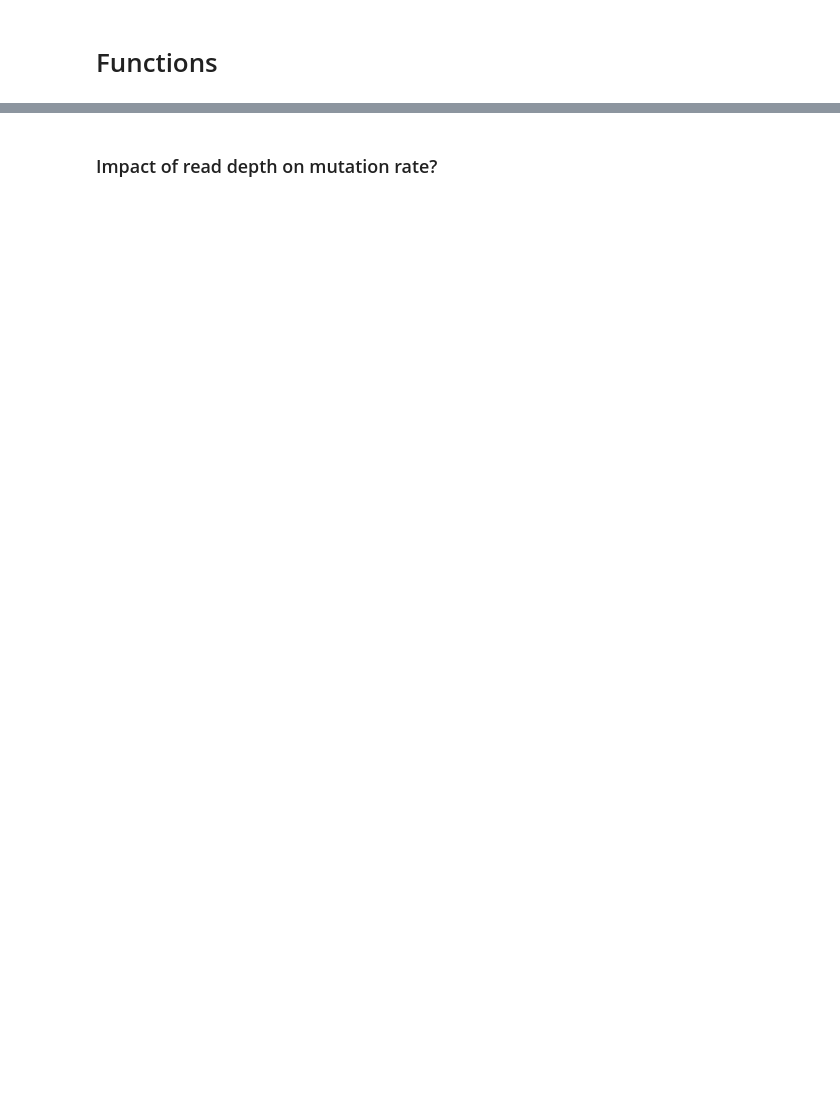
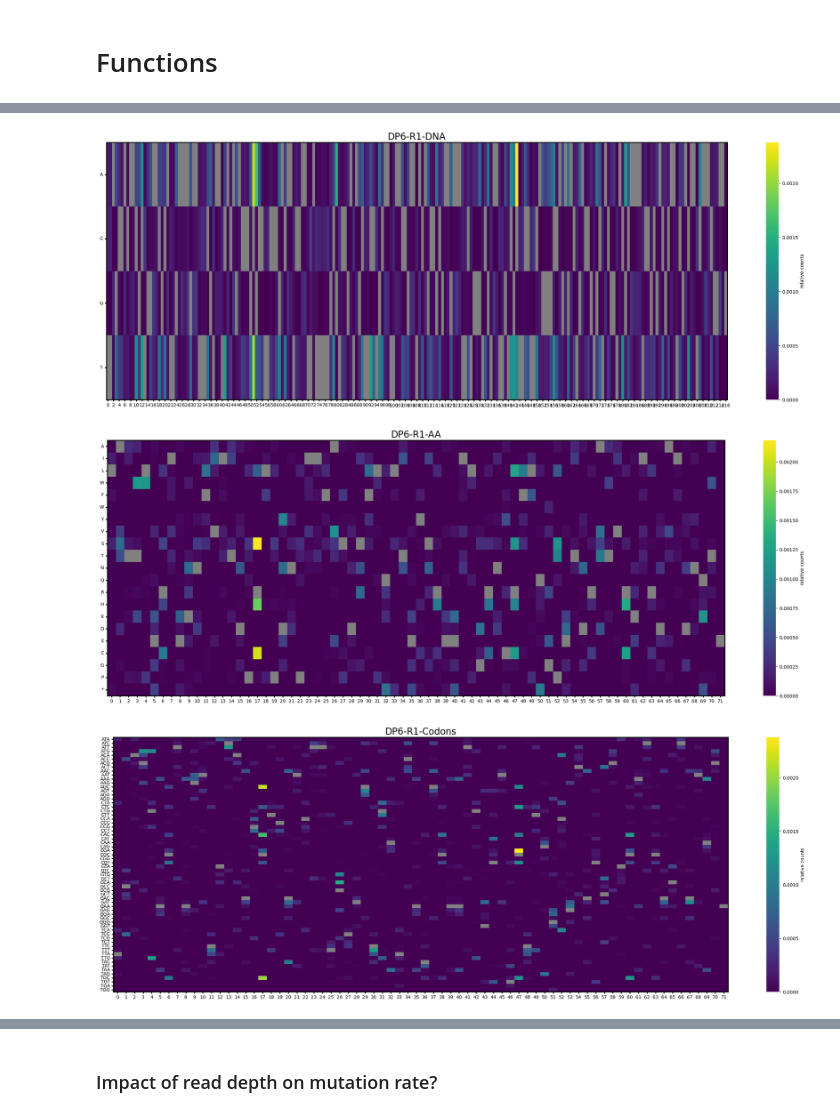
Before and after one commit to AliceHovsepyan/pogo_pance_draft, a Jupyter notebook: DMS_analysis.ipynb, the cells around one changed output, grey strips where cells are left out. Drawn from its saved outputs; the diff is of its cells as text; code cells hidden in the pictures; blank space fills up the shorter version.

```diff
--- a/DMS_analysis.ipynb
+++ b/DMS_analysis.ipynb
@@ -867,0 +608,23 @@ plot_mutation_spectrum(n_mut_spectrum_perc_df, f"{variant}-R1-cut", fig_folder =
+# %%
+### set parameters
+variant = "DP6"
+name = "DP6-R1"
+FigFolder = f"{base_dir}/figures/{name}"
+use_backward_read = False
+use_forward_read = True
+arbitrary_cutoff_a = False
+arbitrary_cutoff_b = False
+
+
+if not os.path.exists(FigFolder):
+    os.makedirs(FigFolder)
+
+## read sequences
+seq_variants = process_reads(AA_sequence=amplicon, variants = [variant], use_backward_read=use_backward_read, use_forward_read=use_forward_read, arbitrary_cutoff_a=arbitrary_cutoff_a, arbitrary_cutoff_b=arbitrary_cutoff_b)
+
+seq_variants["DNA"] = pd.DataFrame.from_dict(seq_variants[variant]["DNA"])
+seq_variants["DNA"] = seq_variants["DNA"].loc[:,seq_variants["DNA"].sum() > 0]
+seq_variants["AA"] = pd.DataFrame.from_dict(seq_variants[variant]["AA"])
+seq_variants["AA"] = seq_variants["AA"].loc[:,seq_variants["AA"].sum() > 0]
+seq_variants["Codons"] = pd.DataFrame.from_dict(seq_variants[variant]["Codons"])
+seq_variants["Codons"] = seq_variants["Codons"].loc[:,seq_variants["Codons"].sum() > 0]
@@ -867,0 +684,19 @@ plot_mutation_spectrum(n_mut_spectrum_perc_df, f"{variant}-R1-cut", fig_folder =
+# %%
+## plot mutation enrichment on DNA, AA and Codon level
+
+DNA_relative = seq_variants['DNA']/seq_variants['DNA'].sum()
+DNA_relative.dropna(axis = 1, inplace=True)
+plot_mutation_enrichment(DNA_relative, name =  f'{name}-DNA', backward= not use_forward_read, data_type = "DNA", ref_seq=LOV_gene, fig_folder=FigFolder)
+
+AA_relative = seq_variants['AA']/seq_variants['AA'].sum()
+AA_relative.dropna(axis = 1, inplace=True)
+plot_mutation_enrichment(AA_relative, f'{name}-AA',ref_seq=LOV,data_type = "AA", backward = not use_forward_read, fig_folder=FigFolder)
+
+
+Codons_relative = seq_variants['Codons']/seq_variants['Codons'].sum()
+Codons_relative.dropna(axis = 1, inplace=True)
+plot_mutation_enrichment(Codons_relative, f'{name}-Codons',ref_seq=LOV_gene,data_type = "Codons", backward = not use_forward_read, fig_folder=FigFolder)
+# %% [output]
+[figure, added]
+[figure, added]
+[figure, added]
```
Also changed, not shown: parts of 53 cells of this notebook.
